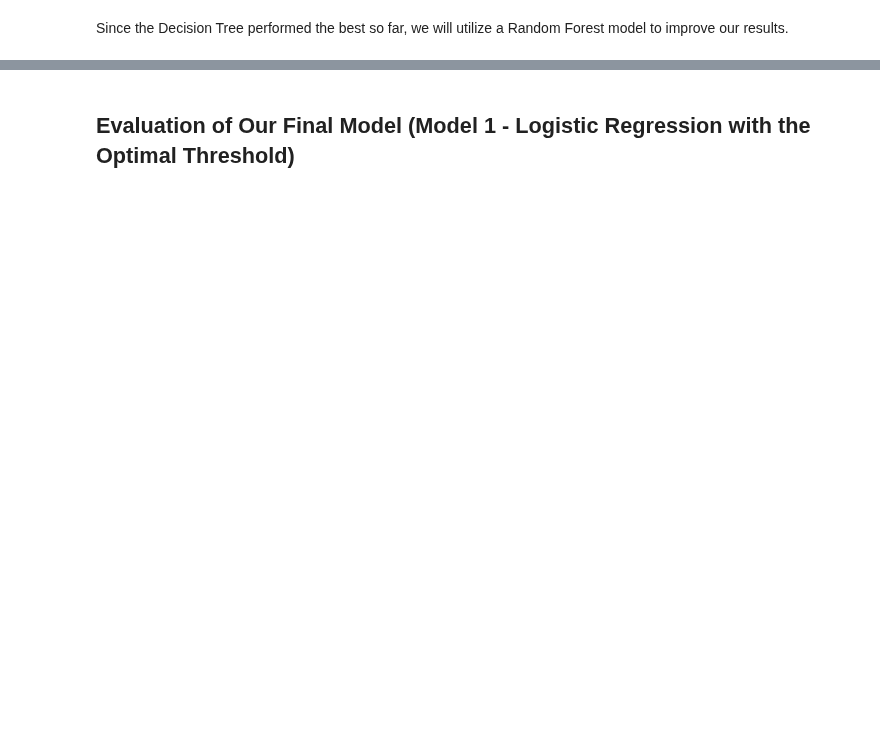
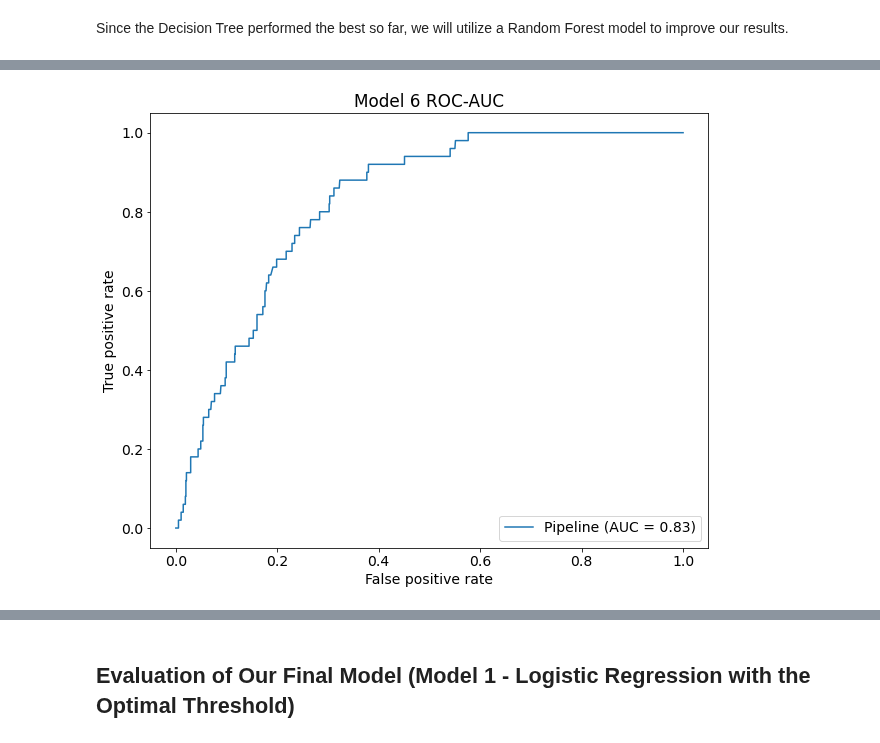
Before and after one commit to jordanate/machine-learning-classification, a Jupyter notebook: stroke-machine-learning-classification.ipynb, the cells around one changed output, grey strips where cells are left out. Cells and saved outputs as stored; diff of their text form; code cells hidden in the pictures; blank space fills up the shorter version.

```diff
--- a/stroke-machine-learning-classification.ipynb
+++ b/stroke-machine-learning-classification.ipynb
@@ -858,0 +732,15 @@ However, this model also resulted in a false positive rate of 0.60 (as can be ca
+# %%
+# Creating the model 5 pipeline
+model6_xgb_clf = Pipeline(steps = [['over', RandomOverSampler(sampling_strategy='minority', random_state = 42)],
+                                ['xgb', XGBClassifier(random_state = 42)]])
+# %%
+# Performing a grid search for our XGBoost
+xgb_params = {
+    'xgb__gamma': [0.5, 1, 5],
+    'xgb__learning_rate': [0.1, 0.2],
+    'xgb__max_depth': [3, 5, 7],
+    'xgb__min_child_weight': [1, 5, 10],
+    'xgb__n_estimators': [50, 100, 150, 200],
+}
+
+xgb_grid = GridSearchCV(estimator = model6_xgb_clf, param_grid = xgb_params, scoring = 'recall', cv = 5)
@@ -858,0 +777,13 @@ However, this model also resulted in a false positive rate of 0.60 (as can be ca
+# %%
+# Creating a new pipeline that implements the best parameters
+model6_xgb_clf = Pipeline(steps = [['over', RandomOverSampler(sampling_strategy='minority', random_state = 42)],
+                                ['scaler', StandardScaler()],
+                                ['xgb', XGBClassifier(random_state = 42,
+                                                     gamma = 0.5,
+                                                     learning_rate = 0.1,
+                                                     max_depth = 3,
+                                                     min_child_weight = 10,
+                                                     n_estimators = 50)]])
+
+# Fitting the training data with the updated pipeline
+model6_xgb_clf.fit(X_train, y_train)
@@ -858,0 +826,10 @@ However, this model also resulted in a false positive rate of 0.60 (as can be ca
+# %%
+# Visualizing the AUC (Area Under the Curve)
+fig, ax = plt.subplots(figsize = (10,8))
+plot_roc_curve(model6_xgb_clf, X_test, y_test, ax = ax)
+ax.set_ylabel('True positive rate')
+ax.set_xlabel('False positive rate')
+ax.set_title('Model 6 ROC-AUC')
+plt.show()
+# %% [output]
+[figure, added]
```
Also changed, not shown: parts of 87 cells of this notebook.
